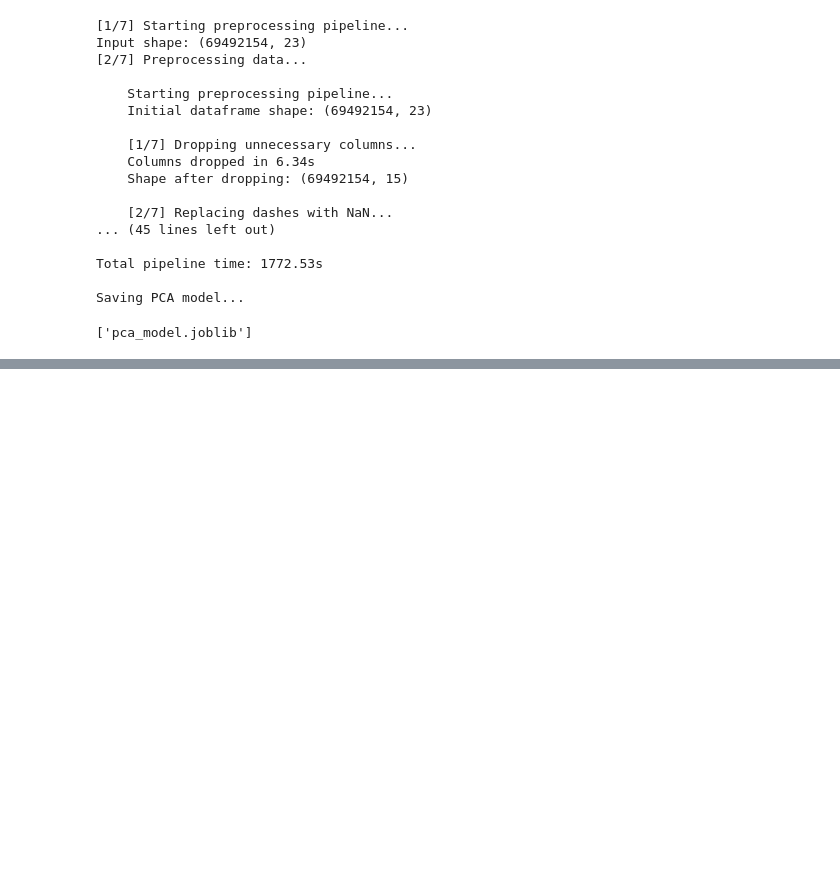
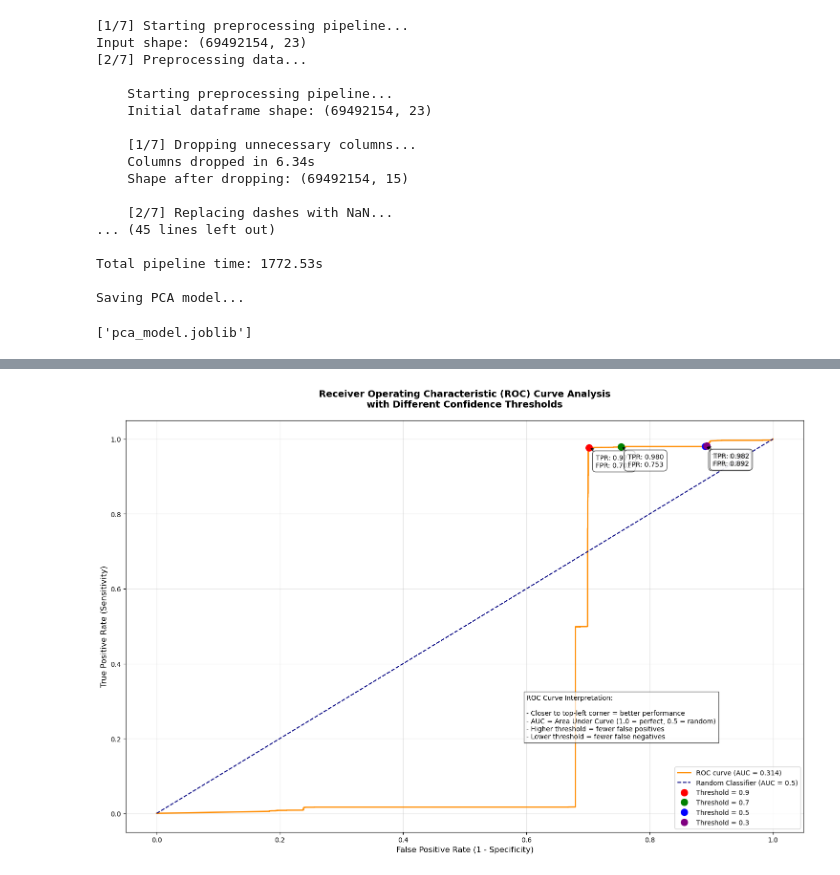
Before and after one commit to Gustav2/NetSparrow, a Jupyter notebook: local_server/ML/main.ipynb, the cells around one changed output, grey strips where cells are left out. Cells and saved outputs as stored; diff of their text form; code cells hidden in the pictures; blank space fills up the shorter version.

```diff
--- a/local_server/ML/main.ipynb
+++ b/local_server/ML/main.ipynb
@@ -804,0 +996,79 @@ Results saved to 'data' directory
+# %%
+import matplotlib.pyplot as plt
+import numpy as np
+from sklearn.metrics import roc_curve, auc
+
+# Calculate ROC curve points
+fpr, tpr, thresholds = roc_curve(actual_labels, predictions_prob)
+roc_auc = auc(fpr, tpr)
+
+# Create figure
+plt.figure(figsize=(15, 10))
+
+# Plot main ROC curve
+plt.plot(fpr, tpr, color='darkorange', lw=2,
+         label=f'ROC curve (AUC = {roc_auc:.3f})')
+
+# Add diagonal line (random classifier)
+plt.plot([0, 1], [0, 1], color='navy', linestyle='--',
+         label='Random Classifier (AUC = 0.5)')
+
+# Add key threshold points
+key_thresholds = [0.9, 0.7, 0.5, 0.3]
+colors = ['red', 'green', 'blue', 'purple']
+
+for threshold, color in zip(key_thresholds, colors):
+    # Find closest threshold value
+    idx = np.argmin(np.abs(thresholds - threshold))
+    plt.plot(fpr[idx], tpr[idx], 'o', color=color, markersize=10,
+             label=f'Threshold = {threshold:.1f}')
+
+    # Add annotation with actual values
+    plt.annotate(f'TPR: {tpr[idx]:.3f}\nFPR: {fpr[idx]:.3f}',
+                xy=(fpr[idx], tpr[idx]), xytext=(10, -10),
+                textcoords='offset points',
+                ha='left', va='top',
+                bbox=dict(boxstyle='round,pad=0.5', fc='white', alpha=0.7),
+                arrowprops=dict(arrowstyle='->', connectionstyle='arc3,rad=0'))
+
+# Customize plot
+plt.xlim([-0.05, 1.05])
+plt.ylim([-0.05, 1.05])
+plt.xlabel('False Positive Rate (1 - Specificity)', fontsize=12)
+plt.ylabel('True Positive Rate (Sensitivity)', fontsize=12)
+plt.title('Receiver Operating Characteristic (ROC) Curve Analysis\n'
+          'with Different Confidence Thresholds',
+          pad=20, fontsize=14, fontweight='bold')
+
+# Add grid
+plt.grid(True, alpha=0.3)
+
+# Add legend
+plt.legend(loc="lower right", fontsize=10)
+
+# Add explanatory text
+plt.text(0.6, 0.2,
+         'ROC Curve Interpretation:\n\n'
+         '- Closer to top-left corner = better performance\n'
+         '- AUC = Area Under Curve (1.0 = perfect, 0.5 = random)\n'
+         '- Higher threshold = fewer false positives\n'
+         '- Lower threshold = fewer false negatives',
+         bbox=dict(facecolor='white', alpha=0.7),
+         fontsize=10)
+
+plt.tight_layout()
+plt.show()
+
+# Print detailed analysis
+print("\nROC Curve Analysis:")
+print("-" * 50)
+print(f"AUC Score: {roc_auc:.3f}")
+print("\nPerformance at key thresholds:")
+for threshold in key_thresholds:
+    idx = np.argmin(np.abs(thresholds - threshold))
+    print(f"\nThreshold: {threshold:.1f}")
+    print(f"True Positive Rate: {tpr[idx]:.3f}")
+    print(f"False Positive Rate: {fpr[idx]:.3f}")
+    print(f"Specificity (True Negative Rate): {1-fpr[idx]:.3f}")
+# %% [output]
+[figure, added]
```
Also changed, not shown: parts of 6 cells of this notebook.
